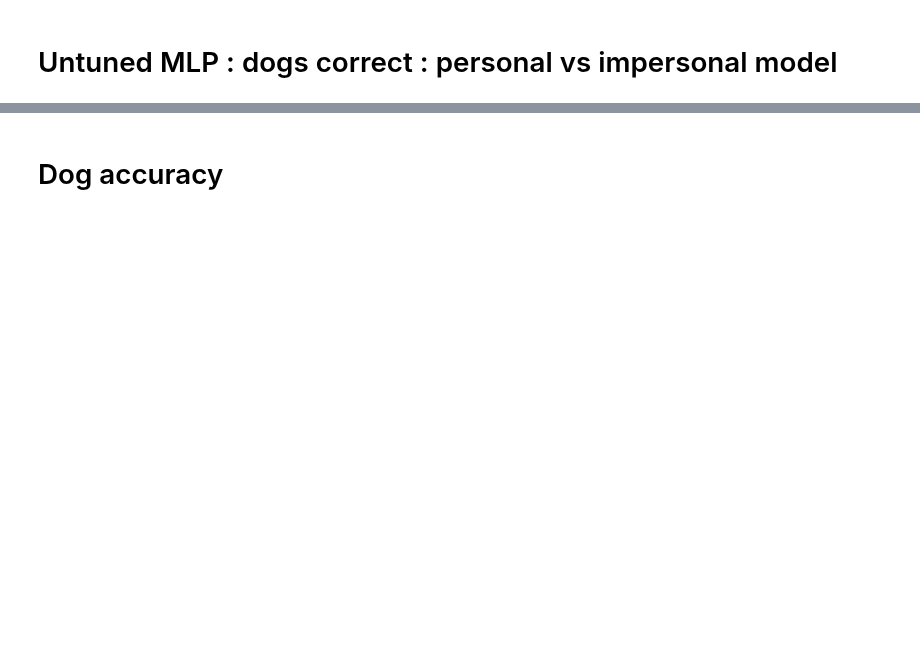
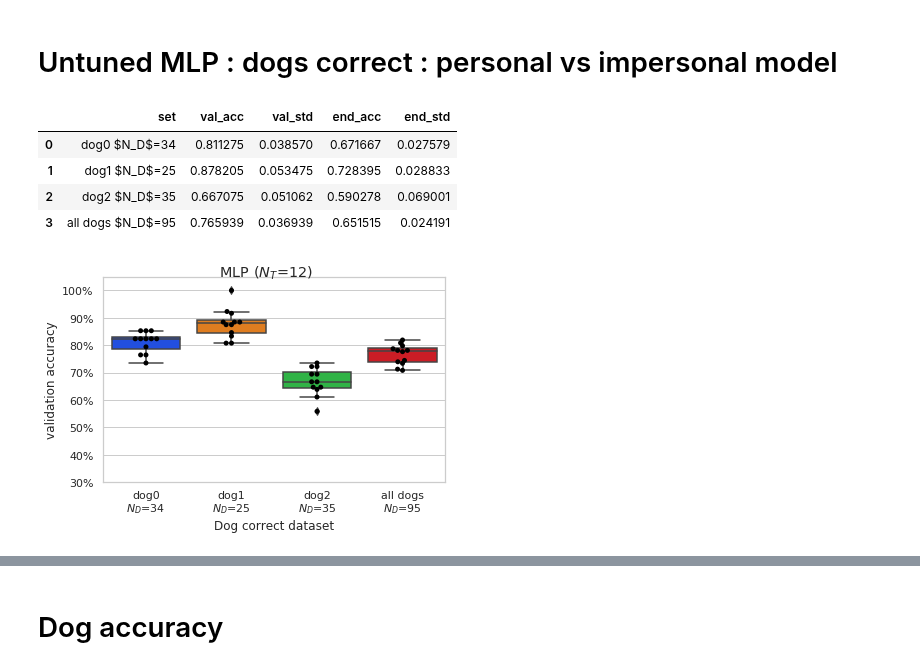
Before and after one commit to Withington/deepscent, a Jupyter notebook: notebooks/results/dis_results.ipynb, the cells around one changed output, grey strips where cells are left out. Cells and saved outputs as stored; diff of their text form; code cells hidden in the pictures; blank space fills up the shorter version.

Commit message:
Set color palettes for different types of plot

```diff
--- a/notebooks/results/dis_results.ipynb
+++ b/notebooks/results/dis_results.ipynb
@@ -27,6 +27,7 @@ colors = sns.color_palette()
 colorsp1 = colors
 colorsp1.pop(0)
 colorsp1.append(colors[0])
+clrdogs = sns.color_palette(['red', 'green', 'yellow', 'blue'])
 
 def format_plot(ax, plt):
     ax.set_ylabel('validation accuracy')
@@ -89,9 +90,11 @@ def append_result_set(file, name, all_data, all_end_test_data, all_names, result
                 data['end_test_acc'].mean(), data['end_test_acc'].std()])
 
 
-def plot_acc(accuracy_results, result_names, title, image_filename, ylabel='validation accuracy', ylim=[0.3, 1.05]):
+def plot_acc(accuracy_results, result_names, title, image_filename,
+             ylabel='validation accuracy', ylim=[0.3, 1.05],
+             palette=None):
     ''' Show a box plot of accuracy data and save image to file'''
-    ax = sns.boxplot(data=accuracy_results)
+    ax = sns.boxplot(data=accuracy_results, palette=palette)
     ax = sns.swarmplot(data=accuracy_results, color='black')
     title = title
     plt.suptitle(title)
@@ -345,34 +424,42 @@ end_test_results = []
 N = dataset_size('private_correct_plus')
 ND, NT, num_text = sample_sizes(N, k=3, m=4)
 
 # Get results sets
 file = '../../logs/2019-07-12T14:41/private_dog0_correct_plus/devnet_summary.csv'
 ND, __, __ = sample_sizes(dataset_size('private_dog0_correct_plus'), k, m)
 append_result_set(file, 'dog0\n$N_D$='+str(ND), all_data, all_end_test_data, all_names, results)
 
 file = '../../logs/2019-07-12T17:23/private_dog1_correct_plus/devnet_summary.csv'
 ND, __, __ = sample_sizes(dataset_size('private_dog1_correct_plus'), k, m)
 append_result_set(file, 'dog1\n$N_D$='+str(ND), all_data, all_end_test_data, all_names, results)
 
 file = '../../logs/2019-07-12T18:34/private_dog2_correct_plus/devnet_summary.csv'
 ND, __, __ = sample_sizes(dataset_size('private_dog2_correct_plus'), k, m)
 append_result_set(file, 'dog2\n$N_D$='+str(ND), all_data, all_end_test_data, all_names, results)
 
 file = file = '../../logs/2019-07-07T17:40/private_correct_plus/devnet_summary.csv'
 ND, __, __ = sample_sizes(dataset_size('private_correct_plus'), k, m)
 append_result_set(file, 'all dogs\n$N_D$='+str(ND), all_data, all_end_test_data, all_names, results)
 
 # Plot
 save_filename = 'MLP_personal'
 title = '\tMLP ($N_T$='+NT+')'
-ax, plt = plot_acc(all_data, all_names, title, save_filename+'.png')
+with sns.color_palette('bright'):
+    ax, plt = plot_acc(all_data, all_names, title, save_filename+'.png')
 ax.set_xlabel('Dog correct dataset')
 
 # Print and save results
 res = pd.DataFrame(results, columns=['set', 'val_acc', 'val_std', 'end_acc', 'end_std'])
 res = res.replace(to_replace=r'\n', value=' ', regex=True)
 res.to_csv(save_filename+'.csv')
 res
+# %% [output]
+|  | set | val_acc | val_std | end_acc | end_std |
+| 0 | dog0 $N_D$=34 | 0.811275 | 0.038570 | 0.671667 | 0.027579 |
+| 1 | dog1 $N_D$=25 | 0.878205 | 0.053475 | 0.728395 | 0.028833 |
+| 2 | dog2 $N_D$=35 | 0.667075 | 0.051062 | 0.590278 | 0.069001 |
+| 3 | all dogs $N_D$=95 | 0.765939 | 0.036939 | 0.651515 | 0.024191 |
+[figure, added]
 # %%
 all_names = list()
 
```
Also changed, not shown: parts of 16 cells of this notebook.
